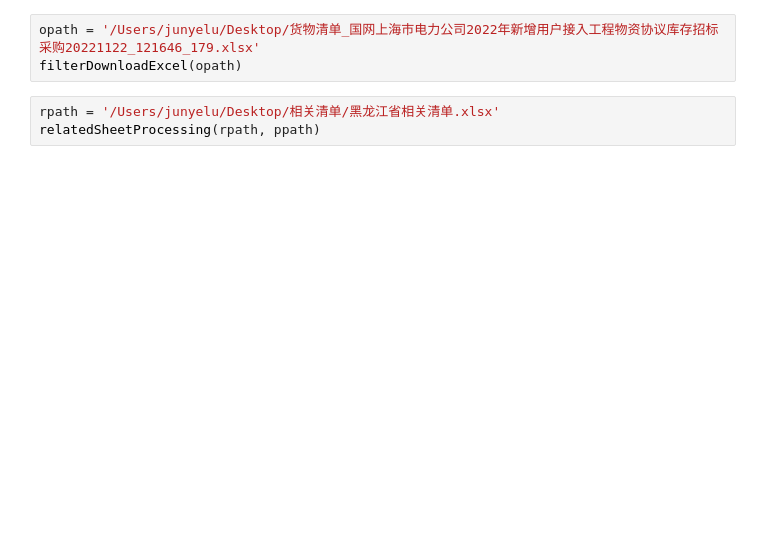
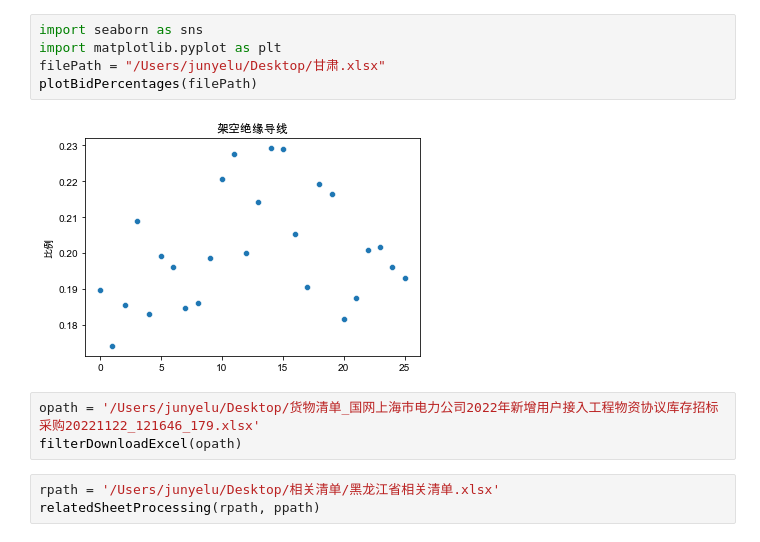
Before and after one commit to junyelu1/Bidding-Automator, a Jupyter notebook: notebook/Excel Processing.ipynb, the cells around one changed output. Saved outputs shown, nothing was run; the diff lists cells and outputs as text; blank space fills up the shorter version.

```diff
--- a/notebook/Excel Processing.ipynb
+++ b/notebook/Excel Processing.ipynb
@@ -16,3 +36,10 @@ ppath = "/Users/junyelu/Desktop/Parameters.xlsx"
+# %%
+import seaborn as sns
+import matplotlib.pyplot as plt
+filePath = "/Users/junyelu/Desktop/甘肃.xlsx"
+plotBidPercentages(filePath)
+# %% [output]
+[figure, added]
 # %%
 opath = '/Users/junyelu/Desktop/货物清单_国网上海市电力公司2022年新增用户接入工程物资协议库存招标采购20221122_121646_179.xlsx'
 filterDownloadExcel(opath)
```
Also changed, not shown: parts of 3 cells of this notebook, 3 other files.
